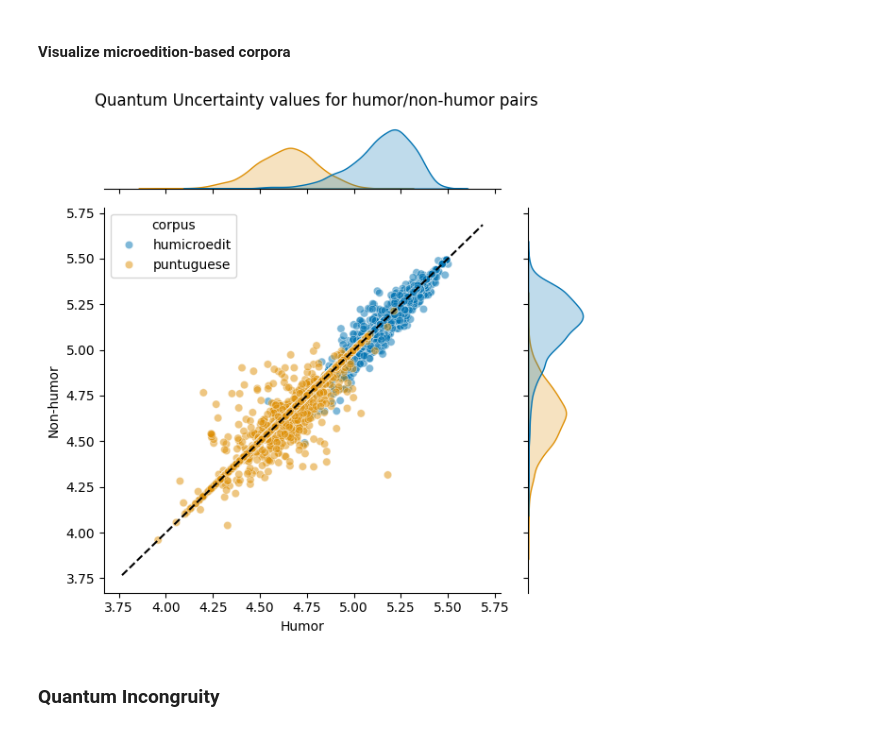
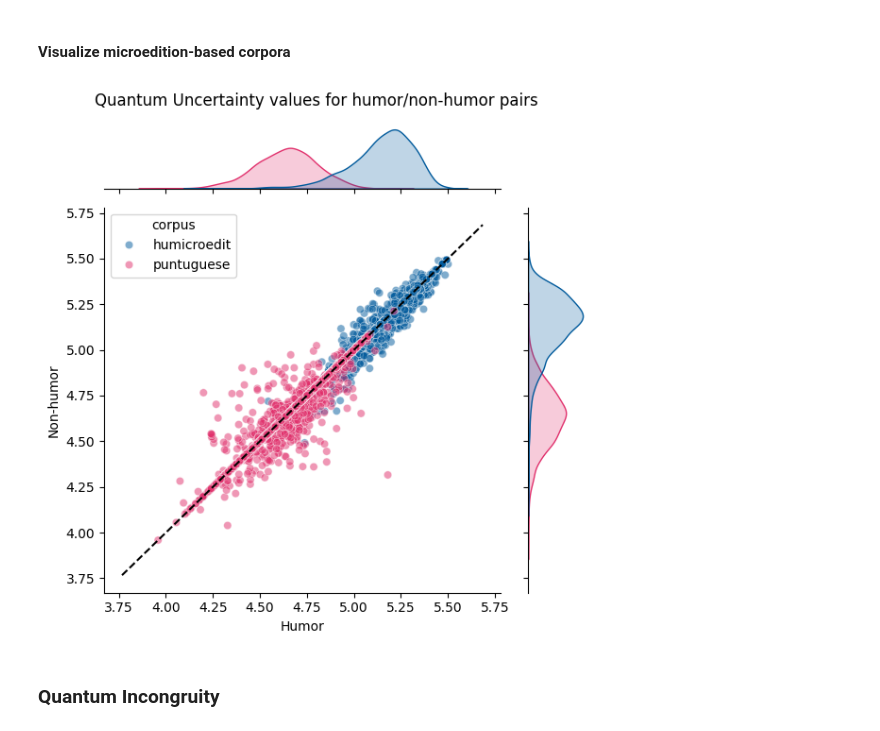
Before and after one commit to NLP-CISUC/Humetrix, a Jupyter notebook: scripts/analyses/rq1_discriminative_power.ipynb, the cells around one changed output. Saved outputs shown, nothing was run; the diff lists cells and outputs as text; code cells hidden in the pictures.

```diff
--- a/scripts/analyses/rq1_discriminative_power.ipynb
+++ b/scripts/analyses/rq1_discriminative_power.ipynb
@@ -157,16 +157,17 @@ plt.savefig('../../results/img/qe_uncertainty.pdf')
 #### Visualize microedition-based corpora
 # %%
 g = sns.jointplot(data=me_dfs['QE-U + GloVe'], x='Humor', y='Non-humor', hue='corpus',
-                  palette='colorblind', alpha=.5)
+                  palette={'humicroedit': '#005A9C', 'puntuguese': '#E1306C'},
+                  alpha=.5)
 x0, x1 = g.ax_joint.get_xlim()
 y0, y1 = g.ax_joint.get_ylim()
 lims = [max(x0, y0), min(x1, y1)]
 g.ax_joint.plot(lims, lims, '--k')
 g.fig.suptitle('Quantum Uncertainty values for humor/non-humor pairs')
 g.fig.tight_layout()
 plt.savefig('../../results/img/qe_uncertainty_pairs.pdf')
 # %% [output]
-[figure, old version]
+[figure, new version]
 # %% [markdown]
 ### Quantum Incongruity
 # %%
```
Also changed, not shown: parts of 1 cell of this notebook, 2 other files.
